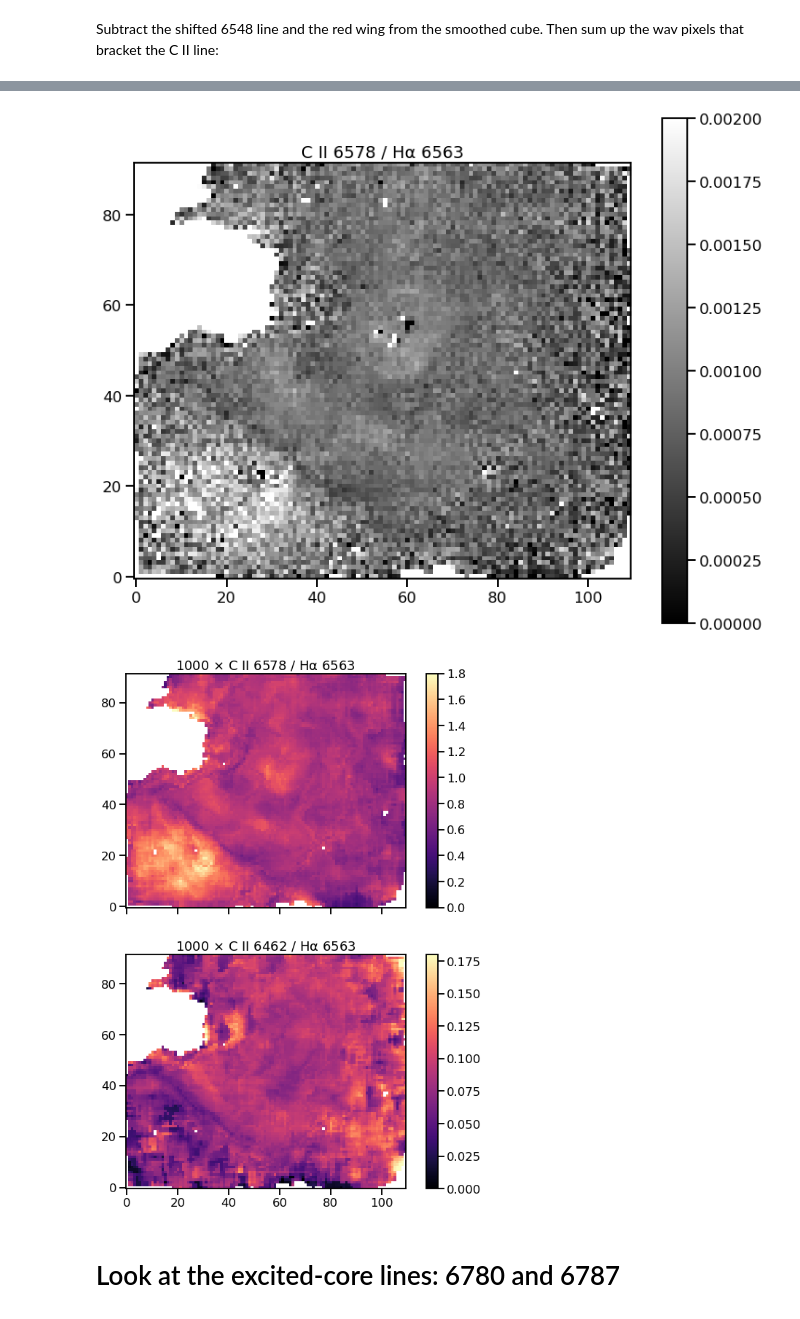
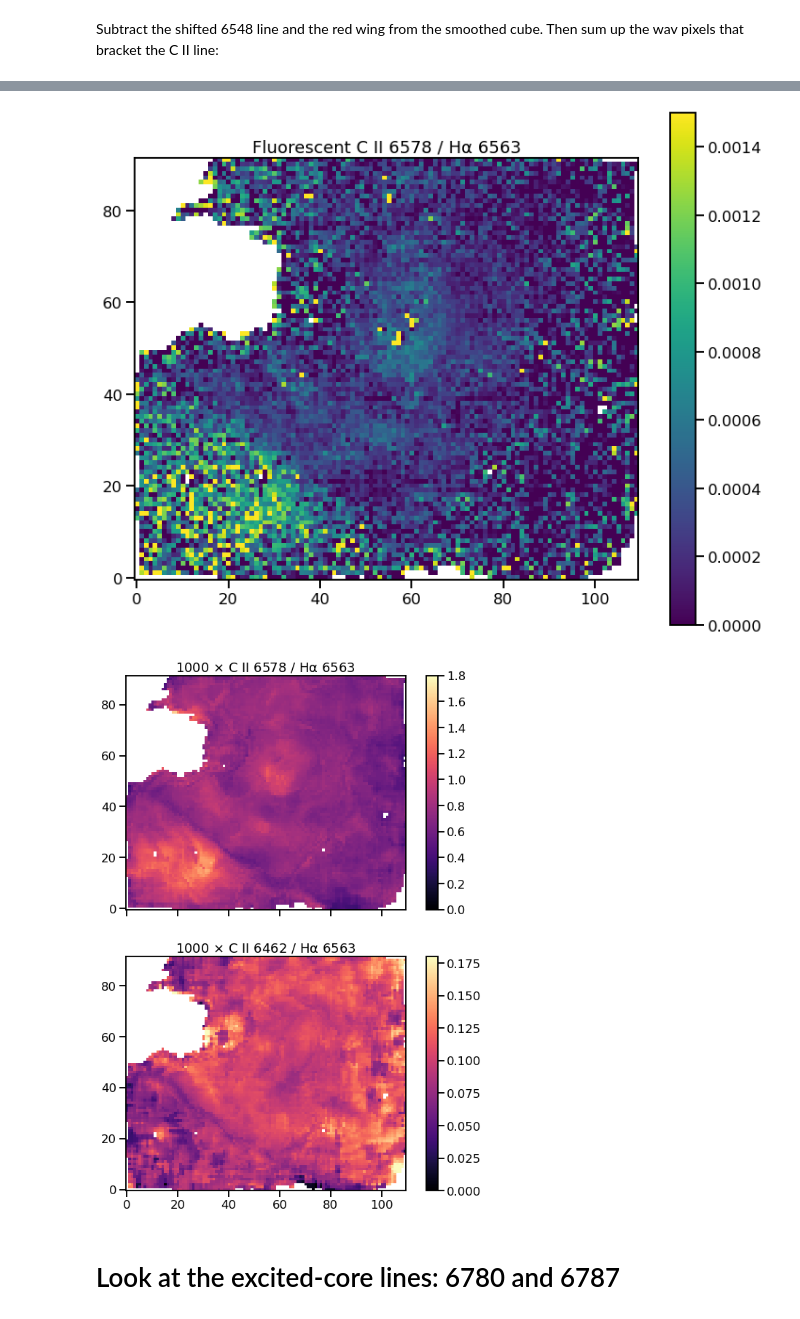
Before and after one commit to will-henney/eduardo-cii-permitted, a Jupyter notebook: notebooks/02-MUSE-6462.ipynb, the cells around one changed output, grey strips where cells are left out. Cells and saved outputs as stored; diff of their text form; code cells hidden in the pictures.

```diff
--- a/notebooks/02-MUSE-6462.ipynb
+++ b/notebooks/02-MUSE-6462.ipynb
@@ -252,6 +266,7 @@ cont_map = myav(
     axis=0,
 )
 cii_map = (fullcube_nosky[788:796, ...] - cont_map).sum(axis=0)
+cii_xmap = (fullcube_nosky[790:795, ...] - cont_map).sum(axis=0)
 # %%
 fig, ax = plt.subplots(figsize=(12,10))
 ax.imshow(cii_map, vmin=-3e4, vmax=6e5, origin="lower", cmap="gray_r")
@@ -362,6 +396,7 @@ cont_map_ha = myav(
     axis=0,
 )
 ha_map = (fullcube_nosky[906:916, ...] - cont_map_ha).sum(axis=0)
+ha_xmap = (fullcube_nosky[909:913, ...] - cont_map_ha).sum(axis=0)
 # %%
 fig, ax = plt.subplots(figsize=(12,10))
 ax.imshow(ha_map, origin="lower", cmap="gray_r")
@@ -616,5 +659,9 @@ cii6578_map = np.sum(
     window_cube_extract[925 - kw0:932 - kw0, ...],
     axis=0,
 )
+cii6578_xmap = np.sum(
+    window_cube_extract[927 - kw0:930 - kw0, ...],
+    axis=0,
+)
 # %%
 fig, ax = plt.subplots(figsize=(12,10))
@@ -654,16 +735,18 @@ ax.set_title(fr"C II 6578 $-$ {FACTOR} $\times$ C II 6462");
 # %%
 fig, ax = plt.subplots(figsize=(12,10))
 mask = ha_map < 0.3 * np.median(ha_map)
-ratio = cii6578_map / ha_map
+FACTOR = 0.195
+excess = cii6578_xmap - cii_xmap / FACTOR
+ratio = excess / ha_xmap
 ratio[mask] = np.nan
 im = ax.imshow(
     ratio,
     vmin=0,
-    vmax=0.002,
+    vmax=0.0015,
     origin="lower",
-    cmap="gray",
+    cmap="viridis",
 )
 fig.colorbar(im, ax=ax)
-ax.set_title("C II 6578 / Hα 6563");
+ax.set_title("Fluorescent C II 6578 / Hα 6563");
 # %% [output]
-[figure, old version]
+[figure, new version]
@@ -681,8 +778,8 @@ cmap = "magma"
 smooth = 6
 
 ratio1 = (
-    median_filter(cii6578_map, size=smooth)
-    / median_filter(ha_map, size=smooth)
+    median_filter(cii6578_xmap, size=smooth)
+    / median_filter(ha_xmap, size=smooth)
 )
 ratio1[mask] = np.nan
 im1 = ax1.imshow(
@@ -696,8 +793,8 @@ fig.colorbar(im1, ax=ax1)
 ax1.set_title(fr"{SCALE} $\times$ C II 6578 / Hα 6563")
 
 ratio2 = (
-    median_filter(cii_map, size=smooth)
-    / median_filter(ha_map, size=smooth)
+    median_filter(cii_xmap, size=smooth)
+    / median_filter(ha_xmap, size=smooth)
 )
 ratio2[mask] = np.nan
 im2 = ax2.imshow(
@@ -711,7 +808,7 @@ fig.colorbar(im2, ax=ax2)
 ax2.set_title(fr"{SCALE} $\times$ C II 6462 / Hα 6563")
 ...;
 # %% [output]
-[figure, old version]
+[figure, new version]
 # %% [markdown]
 # Look at the excited-core lines: 6780 and 6787
 # %% [markdown]
```
Also changed, not shown: parts of 54 cells of this notebook, 2 other files.
